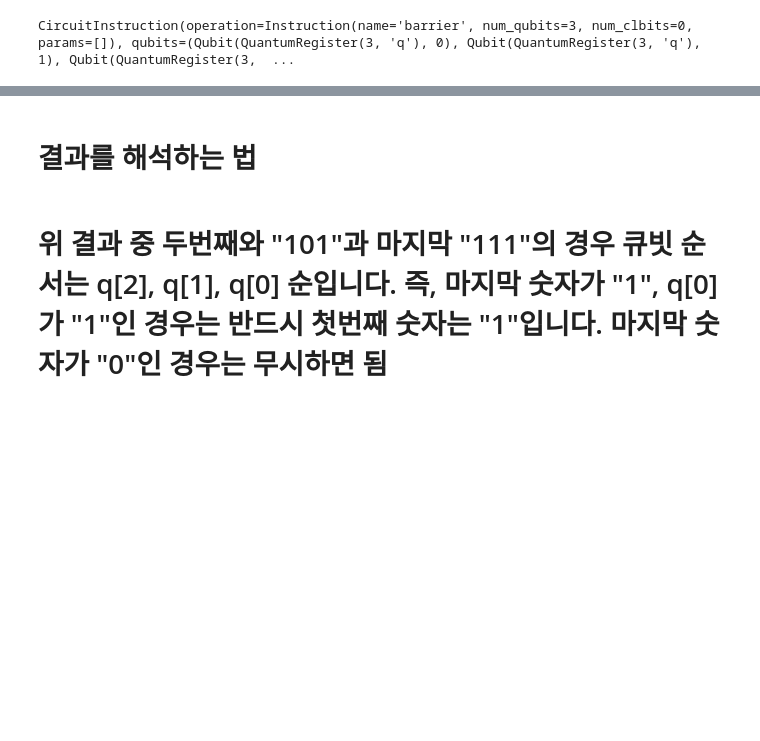
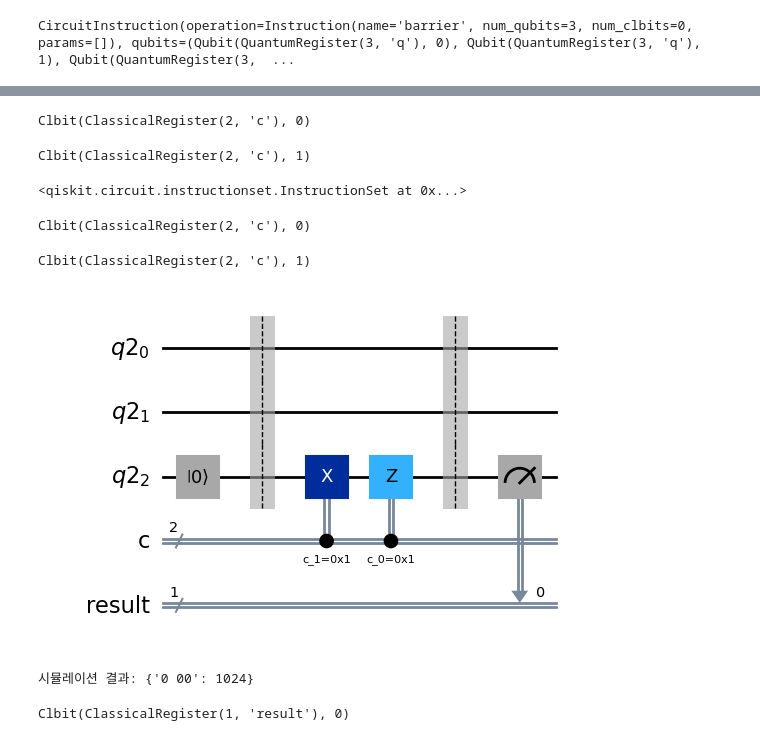
Before and after one commit to mkbahk/QuantumComputing, a Jupyter notebook: QuantumToyAlgorithm_QuantumTeleportation_01_Gemini_mkbahk_20250318.ipynb, the cells around one changed output, grey strips where cells are left out. Drawn from its saved outputs; the diff is of its cells as text; code cells hidden in the pictures; blank space fills up the shorter version.

```diff
--- a/QuantumToyAlgorithm_QuantumTeleportation_01_Gemini_mkbahk_20250318.ipynb
+++ b/QuantumToyAlgorithm_QuantumTeleportation_01_Gemini_mkbahk_20250318.ipynb
@@ -113,4 +106,48 @@ plot_histogram(counts)
-# %% [markdown]
-# 결과를 해석하는 법
-# %% [markdown]
-# 위 결과 중 두번째와 "101"과 마지막 "111"의 경우 큐빗 순서는 q[2], q[1], q[0] 순입니다. 즉, 마지막 숫자가 "1", q[0]가 "1"인 경우는 반드시 첫번째 숫자는 "1"입니다. 마지막 숫자가 "0"인 경우는 무시하면 됨
+# %%
+cr[0]
+# %% [output]
+Clbit(ClassicalRegister(2, 'c'), 0)
+# %%
+cr[1]
+# %% [output]
+Clbit(ClassicalRegister(2, 'c'), 1)
+# %%
+qr2 = QuantumRegister(3, 'q2')
+#cr2 = ClassicalRegister(2, 'c2')
+cr2_result = ClassicalRegister(1, 'result')
+qc2 = QuantumCircuit(qr2, cr, cr2_result, name='teleported')
+
+qc2.reset(qr2[2])
+
+qc2.barrier()
+qc2.x(qr2[2]).c_if(cr[1], 1)  # cr[1]이 1이면 X 게이트 적용
+qc2.z(qr2[2]).c_if(cr[0], 1)  # cr[0]이 1이면 Z 게이트 적용
+qc2.barrier()
+qc2.measure(qr2[2], cr2_result)
+# %% [output]
+<qiskit.circuit.instructionset.InstructionSet at 0x...>
+# %%
+cr[0]
+# %% [output]
+Clbit(ClassicalRegister(2, 'c'), 0)
+# %%
+cr[1]
+# %% [output]
+Clbit(ClassicalRegister(2, 'c'), 1)
+# %%
+qc2.draw('mpl')
+# %% [output]
+[figure, added]
+# %%
+#simulator2 = Aer.get_backend("qasm_simulator")
+compiled_circuit2 = transpile(qc2, simulator)
+job2 = simulator.run(compiled_circuit2, shots=1024)
+result2 = job2.result()
+counts2 = result2.get_counts()
+print("\n시뮬레이션 결과:", counts2)
+# %% [output]
+시뮬레이션 결과: {'0 00': 1024}
+# %%
+cr2_result[0]
+# %% [output]
+Clbit(ClassicalRegister(1, 'result'), 0)
```
Also changed, not shown: parts of 9 cells of this notebook.
